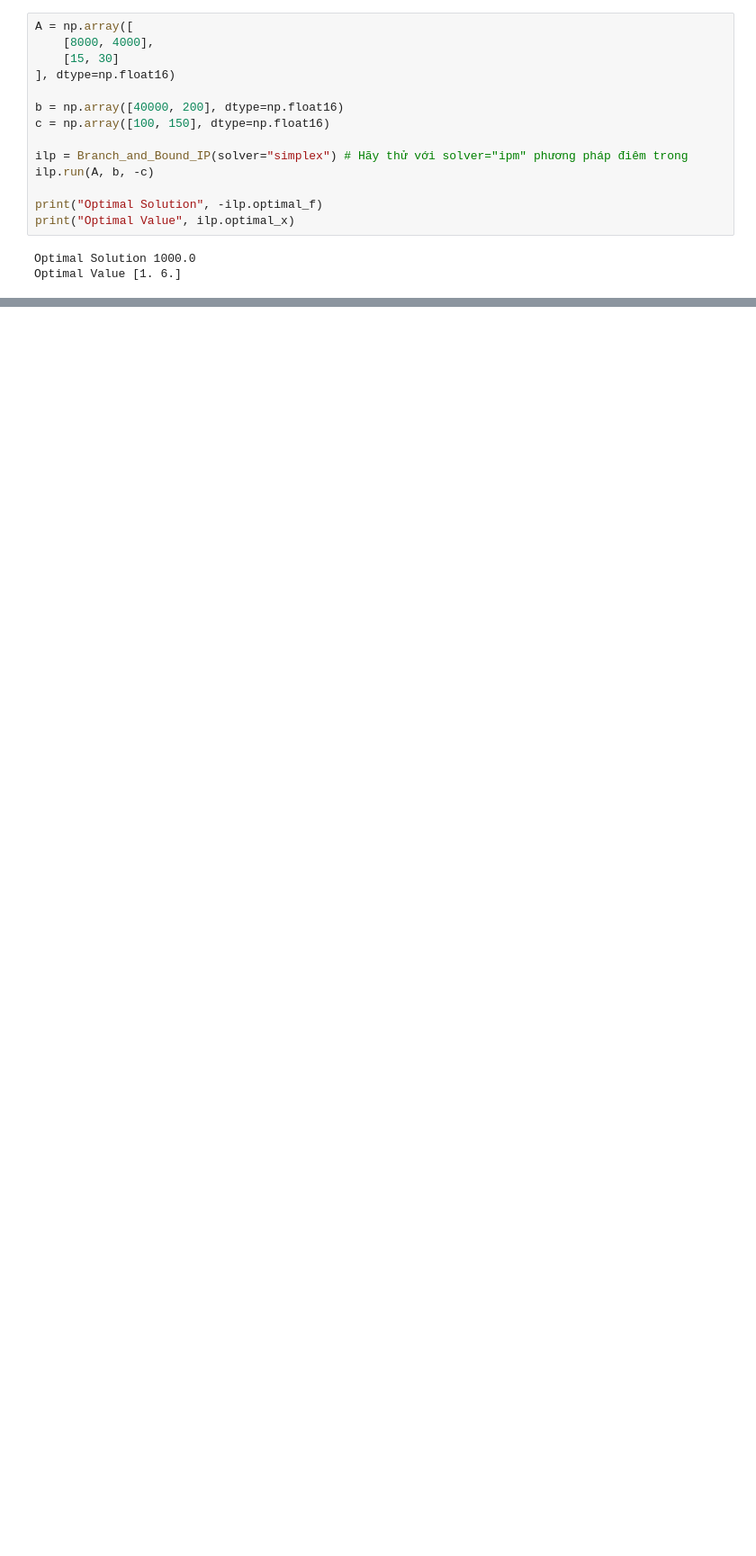
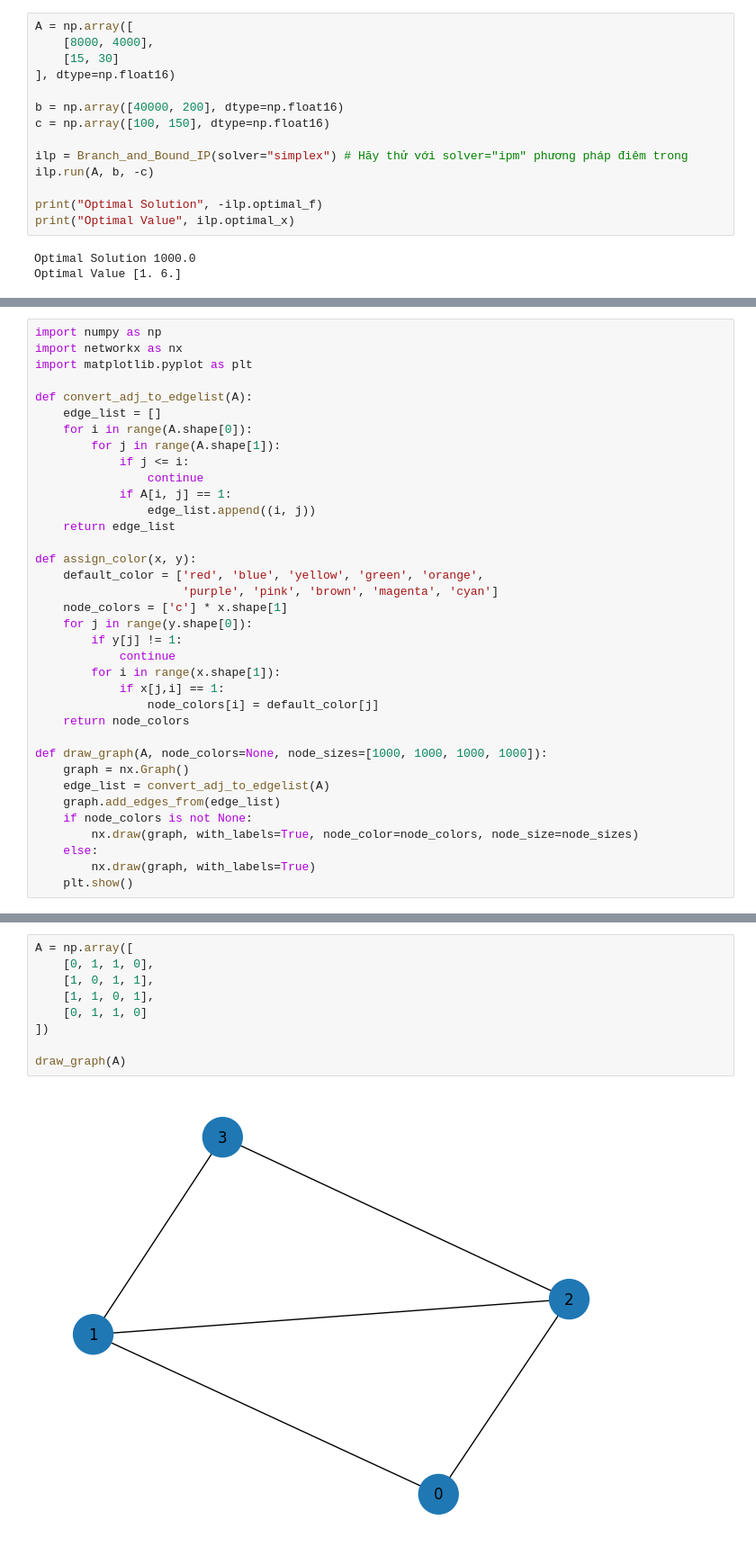
Before and after one commit to kyle-paul/pima, a Jupyter notebook: Notebook.ipynb, the cells around one changed output, grey strips where cells are left out. Shown: that part at 90% size. Cells and saved outputs as stored; diff of their text form; blank space fills up the shorter version.

```diff
--- a/Notebook.ipynb
+++ b/Notebook.ipynb
@@ -395,0 +490,36 @@ Kiểm tra kết quả và so sánh cách giải ILP với quy hoạch động v
+# %%
+import numpy as np
+import networkx as nx
+import matplotlib.pyplot as plt
+
+def convert_adj_to_edgelist(A):
+    edge_list = []
+    for i in range(A.shape[0]):
+        for j in range(A.shape[1]):
+            if j <= i:
+                continue
+            if A[i, j] == 1:
+                edge_list.append((i, j))
+    return edge_list
+
+def assign_color(x, y):
+    default_color = ['red', 'blue', 'yellow', 'green', 'orange',
+                     'purple', 'pink', 'brown', 'magenta', 'cyan']
+    node_colors = ['c'] * x.shape[1]
+    for j in range(y.shape[0]):
+        if y[j] != 1:
+            continue
+        for i in range(x.shape[1]):
+            if x[j,i] == 1:
+                node_colors[i] = default_color[j]
+    return node_colors
+
+def draw_graph(A, node_colors=None, node_sizes=[1000, 1000, 1000, 1000]):
+    graph = nx.Graph()
+    edge_list = convert_adj_to_edgelist(A)
+    graph.add_edges_from(edge_list)
+    if node_colors is not None:
+        nx.draw(graph, with_labels=True, node_color=node_colors, node_size=node_sizes)
+    else:
+        nx.draw(graph, with_labels=True)
+    plt.show()
@@ -395,0 +540,11 @@ Kiểm tra kết quả và so sánh cách giải ILP với quy hoạch động v
+# %%
+A = np.array([
+    [0, 1, 1, 0],
+    [1, 0, 1, 1],
+    [1, 1, 0, 1],
+    [0, 1, 1, 0]
+])
+
+draw_graph(A)
+# %% [output]
+[figure, added]
```
Also changed, not shown: parts of 24 cells of this notebook.
